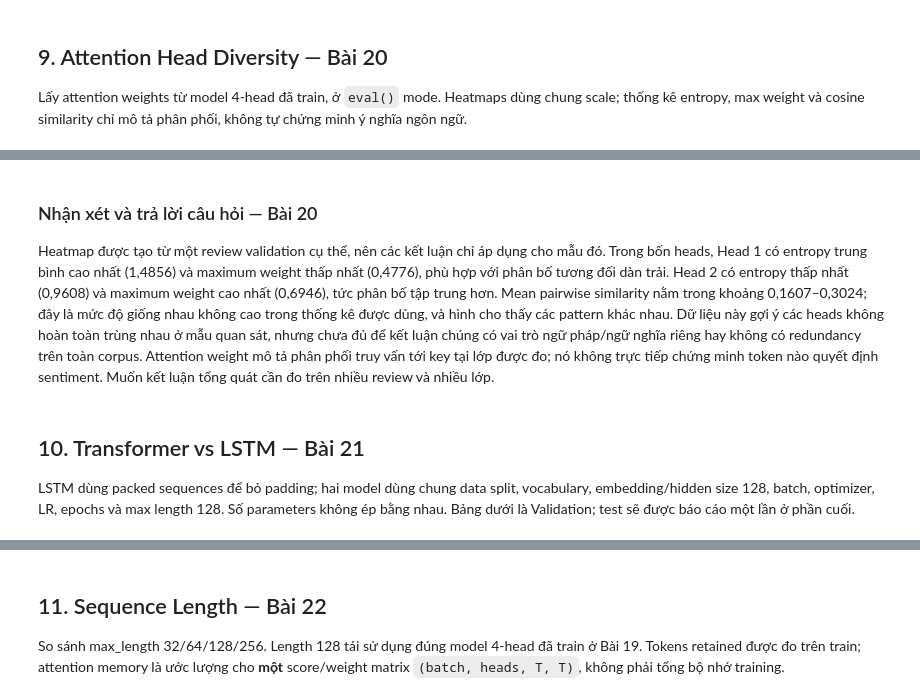
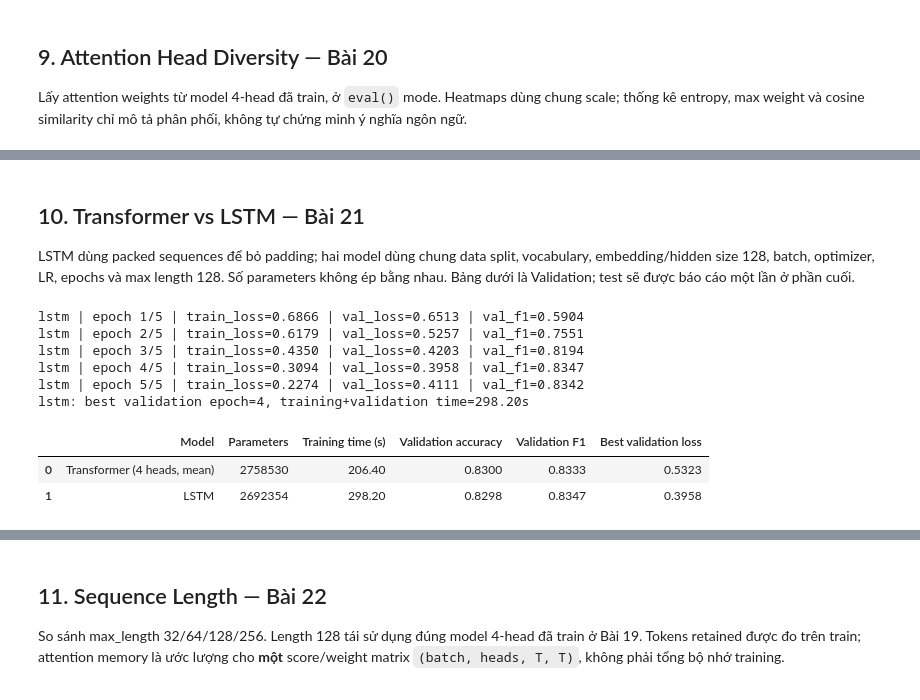
Before and after one commit to NguyenDucThang-tb/NLP, a Jupyter notebook: Lab7/transformer_classification.ipynb, the cells around one changed output, grey strips where cells are left out. Cells and saved outputs as stored; diff of their text form; code cells hidden in the pictures.

```diff
--- a/Lab7/transformer_classification.ipynb
+++ b/Lab7/transformer_classification.ipynb
@@ -116,7 +206,3 @@ display(head_similarity.style.format("{:.4f}"))
-# %% [markdown]
-### Nhận xét và trả lời câu hỏi — Bài 20
-
-Heatmap được tạo từ một review validation cụ thể, nên các kết luận chỉ áp dụng cho mẫu đó. Trong bốn heads, Head 1 có entropy trung bình cao nhất (1,4856) và maximum weight thấp nhất (0,4776), phù hợp với phân bố tương đối dàn trải. Head 2 có entropy thấp nhất (0,9608) và maximum weight cao nhất (0,6946), tức phân bố tập trung hơn. Mean pairwise similarity nằm trong khoảng 0,1607–0,3024; đây là mức độ giống nhau không cao trong thống kê được dùng, và hình cho thấy các pattern khác nhau. Dữ liệu này gợi ý các heads không hoàn toàn trùng nhau ở mẫu quan sát, nhưng chưa đủ để kết luận chúng có vai trò ngữ pháp/ngữ nghĩa riêng hay không có redundancy trên toàn corpus. Attention weight mô tả phân phối truy vấn tới key tại lớp được đo; nó không trực tiếp chứng minh token nào quyết định sentiment. Muốn kết luận tổng quát cần đo trên nhiều review và nhiều lớp.
 # %% [markdown]
 ## 10. Transformer vs LSTM — Bài 21
 
@@ -124,6 +210,16 @@ LSTM dùng packed sequences để bỏ padding; hai model dùng chung data split
 # %%
 comparison_validation = runner.run_lstm()
 display(comparison_validation.style.format({
     "Training time (s)": "{:.2f}", "Validation accuracy": "{:.4f}",
-    "Validation F1": "{:.4f}", "Validation loss at best-F1 checkpoint": "{:.4f}",
+    "Validation F1": "{:.4f}", "Best validation loss": "{:.4f}",
 }))
+# %% [output]
+lstm | epoch 1/5 | train_loss=0.6866 | val_loss=0.6513 | val_f1=0.5904
+lstm | epoch 2/5 | train_loss=0.6179 | val_loss=0.5257 | val_f1=0.7551
+lstm | epoch 3/5 | train_loss=0.4350 | val_loss=0.4203 | val_f1=0.8194
+lstm | epoch 4/5 | train_loss=0.3094 | val_loss=0.3958 | val_f1=0.8347
+lstm | epoch 5/5 | train_loss=0.2274 | val_loss=0.4111 | val_f1=0.8342
+lstm: best validation epoch=4, training+validation time=298.20s
+|  | Model | Parameters | Training time (s) | Validation accuracy | Validation F1 | Best validation loss |
+| 0 | Transformer (4 heads, mean) | 2758530 | 206.40 | 0.8300 | 0.8333 | 0.5323 |
+| 1 | LSTM | 2692354 | 298.20 | 0.8298 | 0.8347 | 0.3958 |
```
Also changed, not shown: parts of 24 cells of this notebook, 3 other files.
